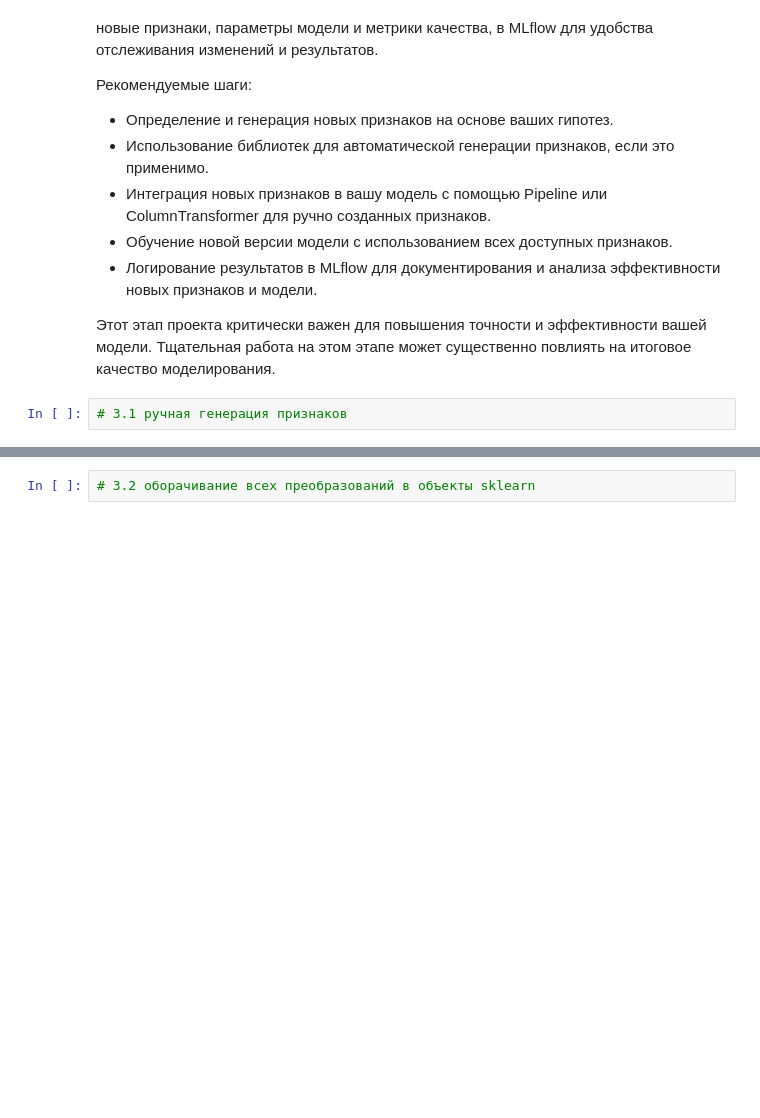
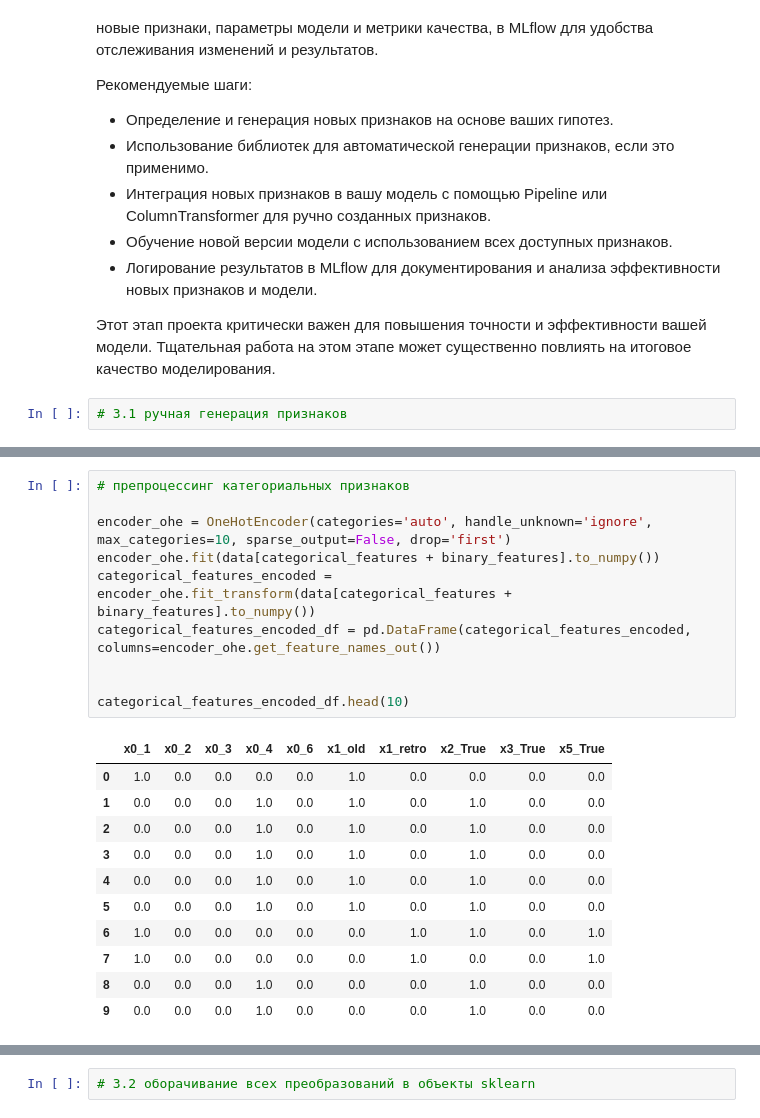
Before and after one commit to Alexdemenev/mle-project-sprint-2-v001, a Jupyter notebook: model_improvement/improvement_experiments.ipynb, the cells around one changed output, grey strips where cells are left out. Saved outputs shown, nothing was run; the diff lists cells and outputs as text; blank space fills up the shorter version.

```diff
--- a/model_improvement/improvement_experiments.ipynb
+++ b/model_improvement/improvement_experiments.ipynb
@@ -453,0 +539,22 @@ run_id
+# %%
+# препроцессинг категориальных признаков
+
+encoder_ohe = OneHotEncoder(categories='auto', handle_unknown='ignore', max_categories=10, sparse_output=False, drop='first')
+encoder_ohe.fit(data[categorical_features + binary_features].to_numpy())
+categorical_features_encoded = encoder_ohe.fit_transform(data[categorical_features + binary_features].to_numpy())
+categorical_features_encoded_df = pd.DataFrame(categorical_features_encoded, columns=encoder_ohe.get_feature_names_out())
+
+
+categorical_features_encoded_df.head(10)
+# %% [output]
+|  | x0_1 | x0_2 | x0_3 | x0_4 | x0_6 | x1_old | x1_retro | x2_True | x3_True | x5_True |
+| 0 | 1.0 | 0.0 | 0.0 | 0.0 | 0.0 | 1.0 | 0.0 | 0.0 | 0.0 | 0.0 |
+| 1 | 0.0 | 0.0 | 0.0 | 1.0 | 0.0 | 1.0 | 0.0 | 1.0 | 0.0 | 0.0 |
+| 2 | 0.0 | 0.0 | 0.0 | 1.0 | 0.0 | 1.0 | 0.0 | 1.0 | 0.0 | 0.0 |
+| 3 | 0.0 | 0.0 | 0.0 | 1.0 | 0.0 | 1.0 | 0.0 | 1.0 | 0.0 | 0.0 |
+| 4 | 0.0 | 0.0 | 0.0 | 1.0 | 0.0 | 1.0 | 0.0 | 1.0 | 0.0 | 0.0 |
+| 5 | 0.0 | 0.0 | 0.0 | 1.0 | 0.0 | 1.0 | 0.0 | 1.0 | 0.0 | 0.0 |
+| 6 | 1.0 | 0.0 | 0.0 | 0.0 | 0.0 | 0.0 | 1.0 | 1.0 | 0.0 | 1.0 |
+| 7 | 1.0 | 0.0 | 0.0 | 0.0 | 0.0 | 0.0 | 1.0 | 0.0 | 0.0 | 1.0 |
+| 8 | 0.0 | 0.0 | 0.0 | 1.0 | 0.0 | 0.0 | 0.0 | 1.0 | 0.0 | 0.0 |
+| 9 | 0.0 | 0.0 | 0.0 | 1.0 | 0.0 | 0.0 | 0.0 | 1.0 | 0.0 | 0.0 |
```
Also changed, not shown: parts of 38 cells of this notebook, 19 other files.
